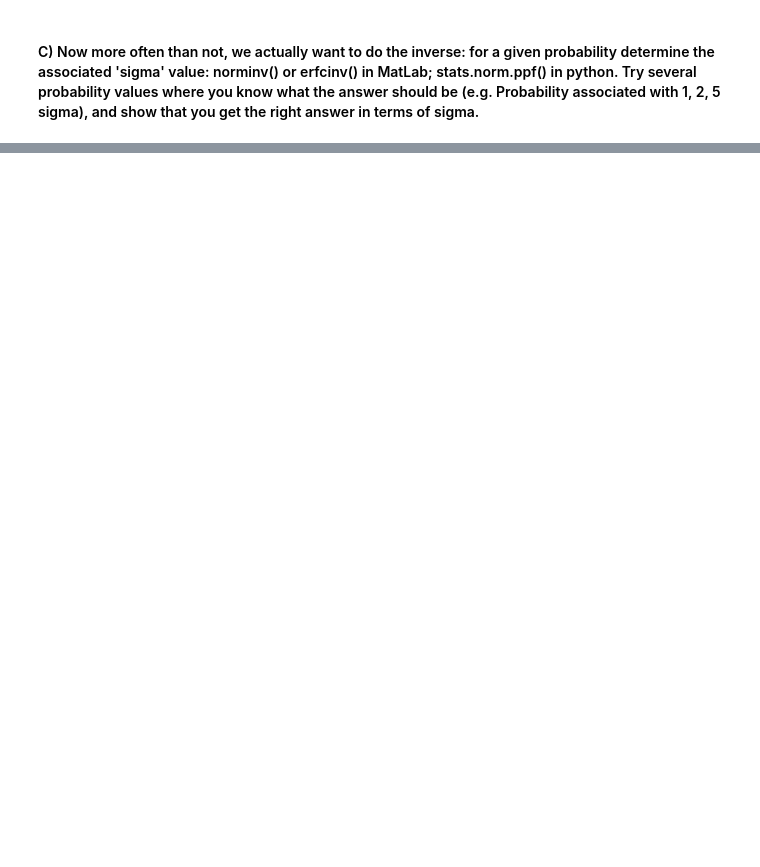
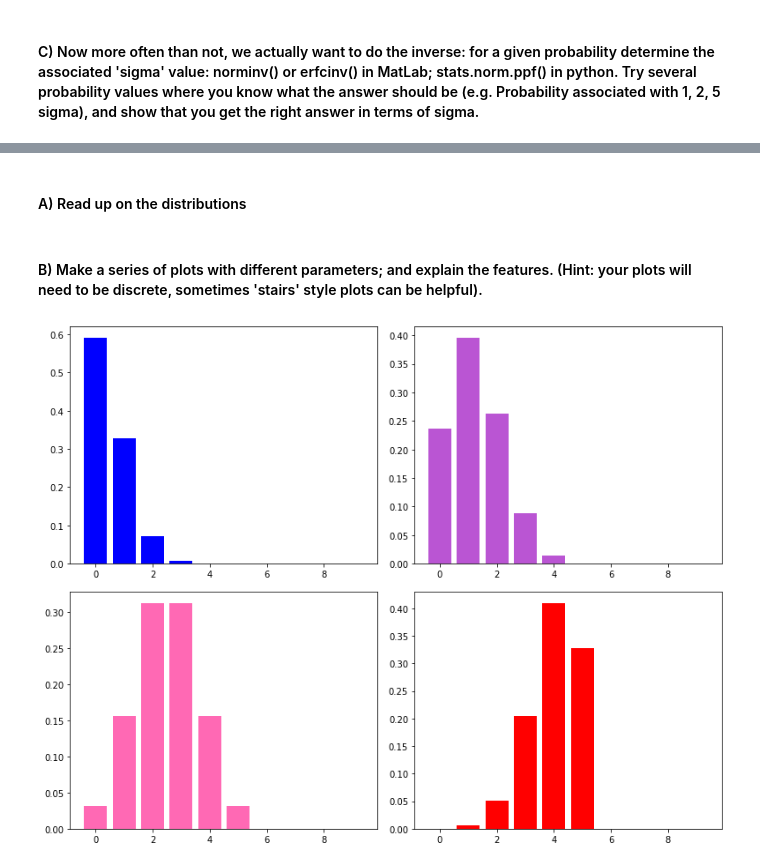
Before and after one commit to lexie98/Physics434, a Jupyter notebook: Lab1.ipynb, the cells around one changed output, grey strips where cells are left out. Drawn from its saved outputs; the diff is of its cells as text; code cells hidden in the pictures; blank space fills up the shorter version.

```diff
--- a/Lab1.ipynb
+++ b/Lab1.ipynb
@@ -53,0 +93,14 @@ stats.norm.cdf(1)
+# %%
+d = stats.lognorm.rvs(0.3, loc = 5, scale = 0.01, size = 100000)
+
+fig, ax = plt.subplots(1,1)
+fig.set_size_inches(11,8.5)
+fig.tight_layout()
+
+ax.hist(d,50, density=True)
+plt.tick_params(labelsize = 24)
+plt.xlim([5,5.05])
+x = np.linspace(4.95,5.05,100000)
+ax.set_title("Lognormal Probabilty Density Function")
+ax.plot(x,stats.lognorm.pdf(x, 0.3, loc = 5, scale = .01))
+plt.show()
@@ -53,0 +136,19 @@ stats.norm.cdf(1)
+# %% [markdown]
+#### A) Read up on the distributions
+# %% [markdown]
+#### B) Make a series of plots with different parameters; and explain the features. (Hint: your plots will need to be discrete, sometimes 'stairs' style plots can be helpful).
+# %%
+fig, ax = plt.subplots(2,2)
+fig.set_size_inches(11,8.5)
+
+fig.tight_layout()
+
+ax[0,0].bar(x, stats.binom.pmf(x,5, 0.1), color='b')
+
+ax[0,1].bar(x, stats.binom.pmf(x,5, 0.25), facecolor='MediumOrchid')
+
+ax[1,0].bar(x,stats.binom.pmf(x,5, 0.5), facecolor='HotPink')
+
+ax[1,1].bar(x, stats.binom.pmf(x,5, 0.8), color='r');
+# %% [output]
+[figure, added]
```
Also changed, not shown: parts of 31 cells of this notebook.
